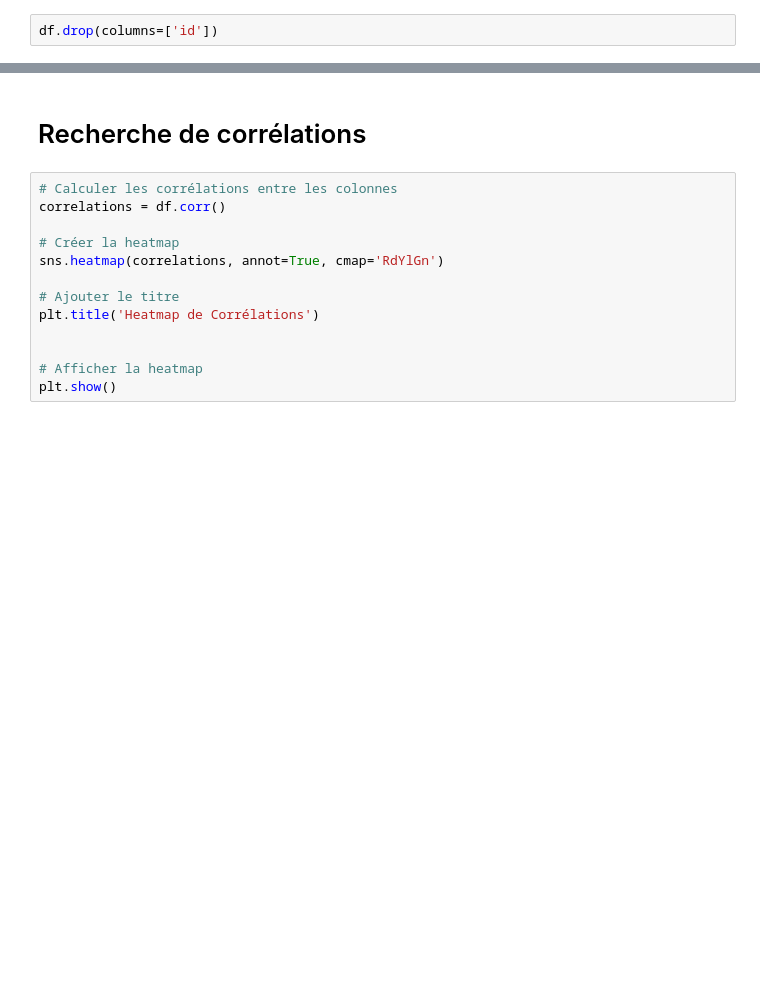
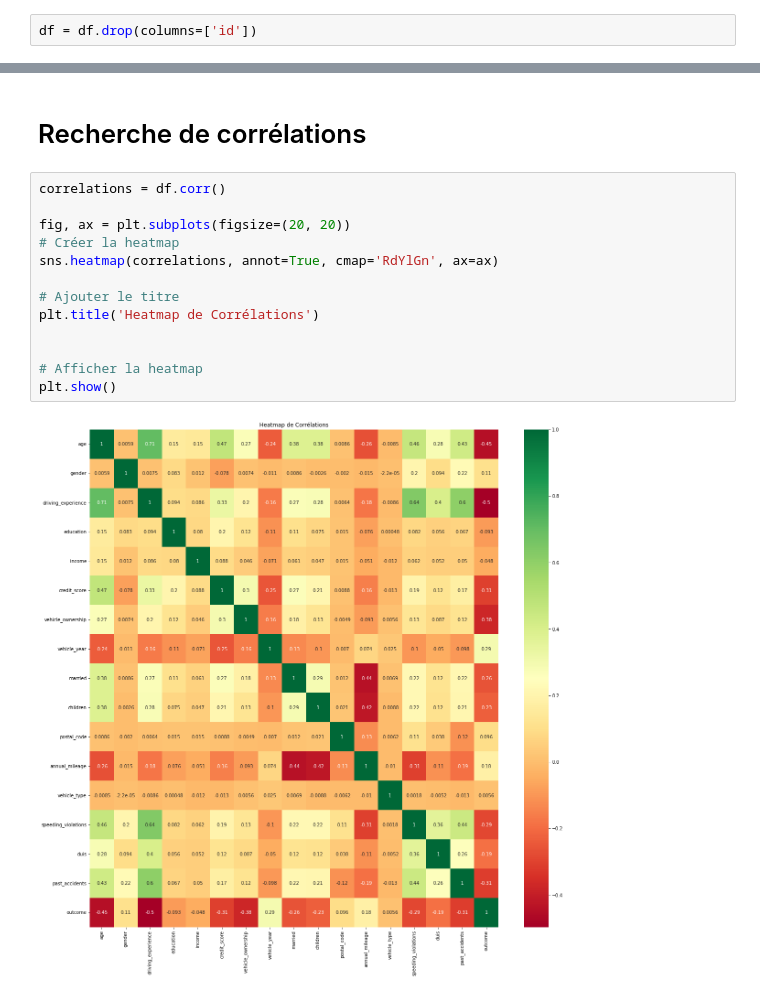
Before and after one commit to eightdoteightdoteightdoteight/Projet_Datascience, a Jupyter notebook: Data.ipynb, the cells around one changed output, grey strips where cells are left out. Saved outputs shown, nothing was run; the diff lists cells and outputs as text; blank space fills up the shorter version.

Commit message:
heatmap

```diff
--- a/Data.ipynb
+++ b/Data.ipynb
@@ -110,4 +110,4 @@ array([[<AxesSubplot:title={'center':'children'}>,
 Suppression des colonnes qui ne sont pas intéressantes pour la résolution du problème de classification
 Nous supprimerons la colonne "id" qui n'est pas pertinente pour notre classification
 # %%
-df.drop(columns=['id'])
+df = df.drop(columns=['id'])
@@ -179,15 +169,17 @@ print(df.vehicle_type.unique())
 # %% [markdown]
 # Recherche de corrélations
 # %%
-# Calculer les corrélations entre les colonnes
 correlations = df.corr()
 
+fig, ax = plt.subplots(figsize=(20, 20))
 # Créer la heatmap
-sns.heatmap(correlations, annot=True, cmap='RdYlGn')
+sns.heatmap(correlations, annot=True, cmap='RdYlGn', ax=ax)
 
 # Ajouter le titre
 plt.title('Heatmap de Corrélations')
 
 
 # Afficher la heatmap
 plt.show()
+# %% [output]
+[figure, added]
```
Also changed, not shown: parts of 2 cells of this notebook.
